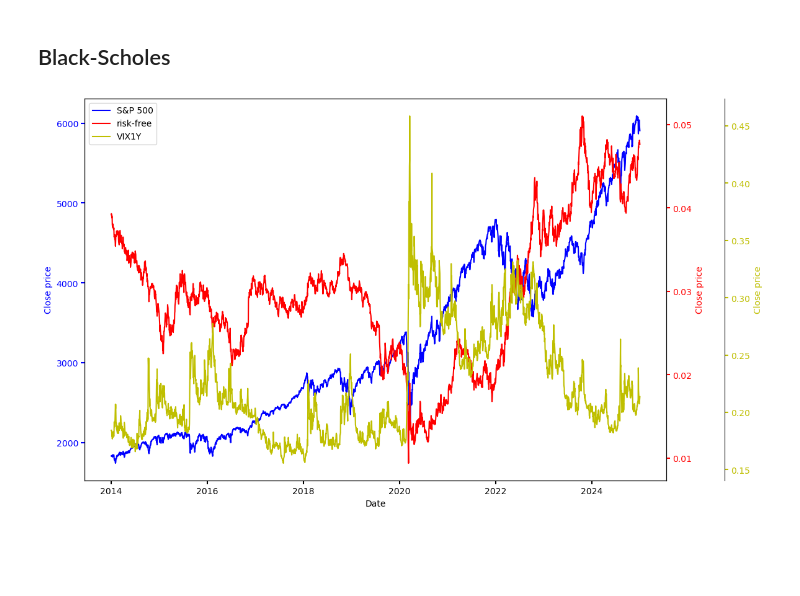
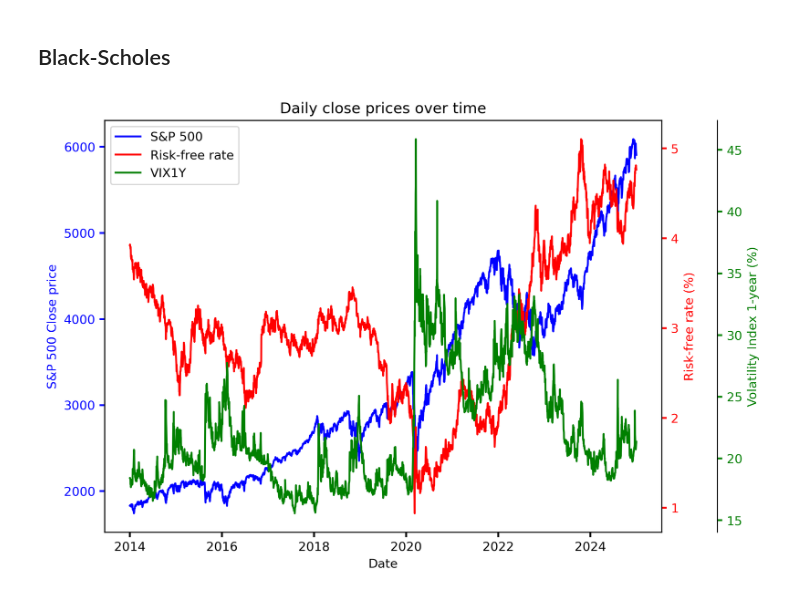
Before and after one commit to AlexanderJarvheden/DynamicPortfolioAllocationEuropeanOptions, a Jupyter notebook: optimization_algo.ipynb, the cells around one changed output. Cells and saved outputs as stored; diff of their text form; code cells hidden in the pictures; blank space fills up the shorter version.

```diff
--- a/optimization_algo.ipynb
+++ b/optimization_algo.ipynb
@@ -91,40 +73,41 @@ import matplotlib.pyplot as plt
 
 # Source - https://stackoverflow.com/a/14770827
 # Posted by Rutger Kassies, modified by community. See post 'Timeline' for change history
 # Retrieved 2026-04-27, License - CC BY-SA 4.0
-fig, ax = plt.subplots(figsize=(15, 8))
+fig, ax = plt.subplots(figsize=(10, 6), dpi=300)
 
 # Plot inspiration from: https://matplotlib.org/3.4.3/gallery/ticks_and_spines/multiple_yaxis_with_spines.html
 fig.subplots_adjust(right=0.75)
 
 twin1 = ax.twinx()
 twin2 = ax.twinx()
 twin2.spines.right.set_position(("axes", 1.1))
 
 p1, = ax.plot(df['sp500'], "b-", label="S&P 500")
-p2, = twin1.plot(df['rf'], "r-", label="risk-free")
-p3, = twin2.plot(df['VIX1Y'], "y-", label="VIX1Y")
+p2, = twin1.plot(100*df['rf'], "r-", label="Risk-free rate")
+p3, = twin2.plot(100*df['VIX1Y'], "g-", label="VIX1Y")
 
 ax.set_xlabel("Date")
-ax.set_ylabel("Close price")
-twin1.set_ylabel("Close price")
-twin2.set_ylabel("Close price")
+ax.set_ylabel("S&P 500 Close price")
+twin1.set_ylabel("Risk-free rate (%)")
+twin2.set_ylabel("Volatility Index 1-year (%)")
 
 ax.yaxis.label.set_color(p1.get_color())
 twin1.yaxis.label.set_color(p2.get_color())
 twin2.yaxis.label.set_color(p3.get_color())
 
 tkw = dict(size=4, width=1.5)
 ax.tick_params(axis='y', colors=p1.get_color(), **tkw)
 twin1.tick_params(axis='y', colors=p2.get_color(), **tkw)
 twin2.tick_params(axis='y', colors=p3.get_color(), **tkw)
 ax.tick_params(axis='x', **tkw)
 
 ax.legend(handles=[p1, p2, p3])
 
+plt.title('Daily close prices over time')
 plt.show()
 # %% [output]
-[figure, old version]
+[figure, new version]
 # %%
 # Taken from: https://theaiquant.medium.com/mastering-the-black-scholes-model-with-python-a-comprehensive-guide-to-option-pricing-11af712697b7
 import numpy as np
```
Also changed, not shown: parts of 9 cells of this notebook.
